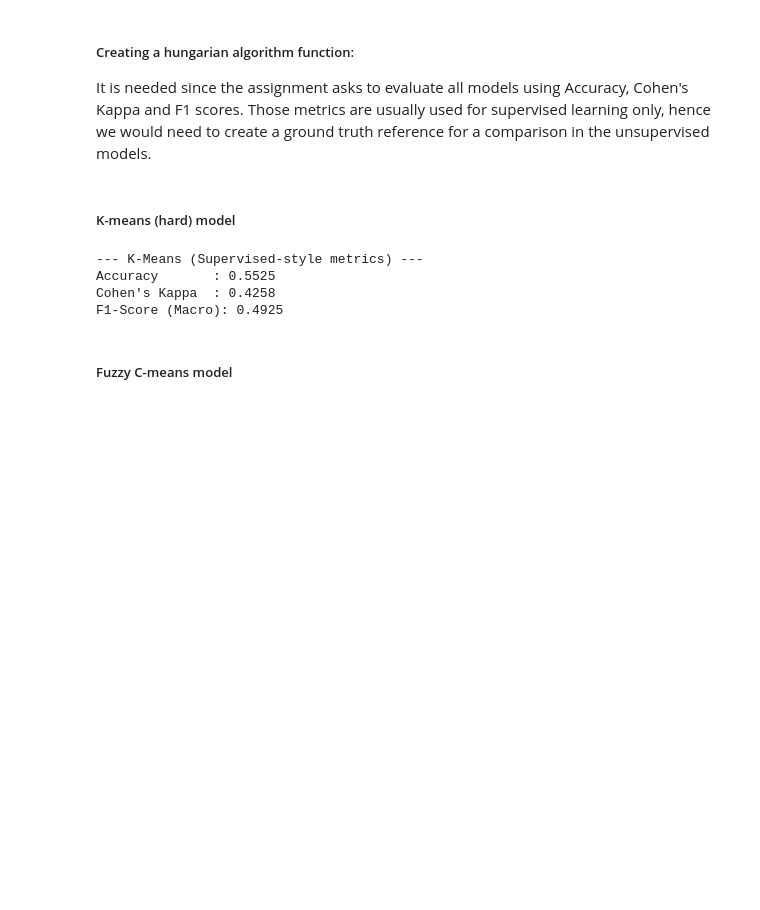
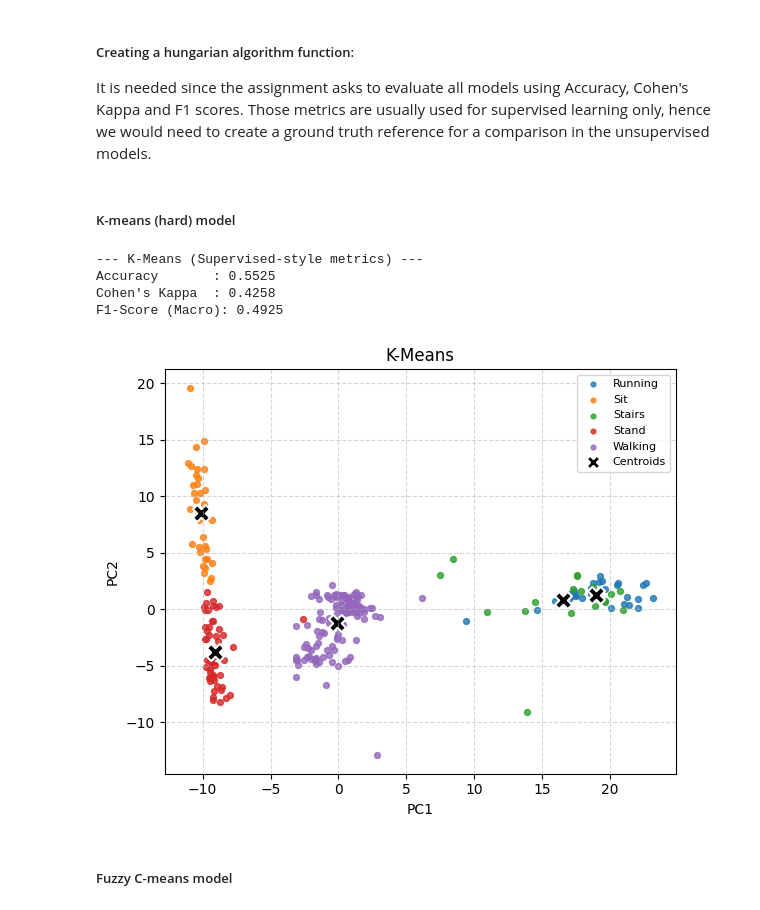
Before and after one commit to Szlj56/Data-Analysis-Assignment-1, a Jupyter notebook: Models.ipynb, the cells around one changed output. Cells and saved outputs as stored; diff of their text form; code cells hidden in the pictures; blank space fills up the shorter version.

Commit message:
almost finalized unsupervised models

```diff
--- a/Models.ipynb
+++ b/Models.ipynb
@@ -126,22 +125,40 @@ def eval_supervised_style(name, y_true, y_pred_raw):
 # %%
 #Create and train the K-Means model
 K_means_model = KMeans(
     n_clusters=Nr_clusters,
     init='k-means++', # Smart initialization method
     max_iter=300,
     n_init=10, # Run 10 times with different centroids to find the best result
     random_state=33
 )
 K_means_model.fit(X_scaled)
 K_means_model_labels = K_means_model.labels_ # Get the cluster assignments (labels)
 
 # Supervised-style metrics
 acc_km, kappa_km, f1_km, y_km_aligned = eval_supervised_style("K-Means", y_true, K_means_model_labels)
+
+# K-Means plot (centroids available)
+plt.figure(figsize=(6, 5))
+for lab in np.unique(np.asarray(y_km_aligned)):
+    idx = np.asarray(y_km_aligned) == lab
+    plt.scatter(X_pca[idx, 0], X_pca[idx, 1], s=18, alpha=0.8, label=str(lab))
+# Project KMeans centroids to PCA space and plot
+centroids_km_pca = pca.transform(K_means_model.cluster_centers_)
+plt.scatter(centroids_km_pca[:, 0], centroids_km_pca[:, 1], marker='X', s=150,
+            color='black', edgecolors='white', linewidths=1.5, label='Centroids')
+plt.title("K-Means")
+plt.xlabel("PC1")
+plt.ylabel("PC2")
+plt.legend(markerscale=0.8, fontsize=8, loc="best", frameon=True)
+plt.grid(True, linestyle='--', alpha=0.5)
+plt.tight_layout()
+plt.show()
 # %% [output]
 --- K-Means (Supervised-style metrics) ---
 Accuracy       : 0.5525
 Cohen's Kappa  : 0.4258
 F1-Score (Macro): 0.4925
+[figure, added]
 # %% [markdown]
 ##### Fuzzy C-means model
 # %%
```
Also changed, not shown: parts of 8 cells of this notebook.
